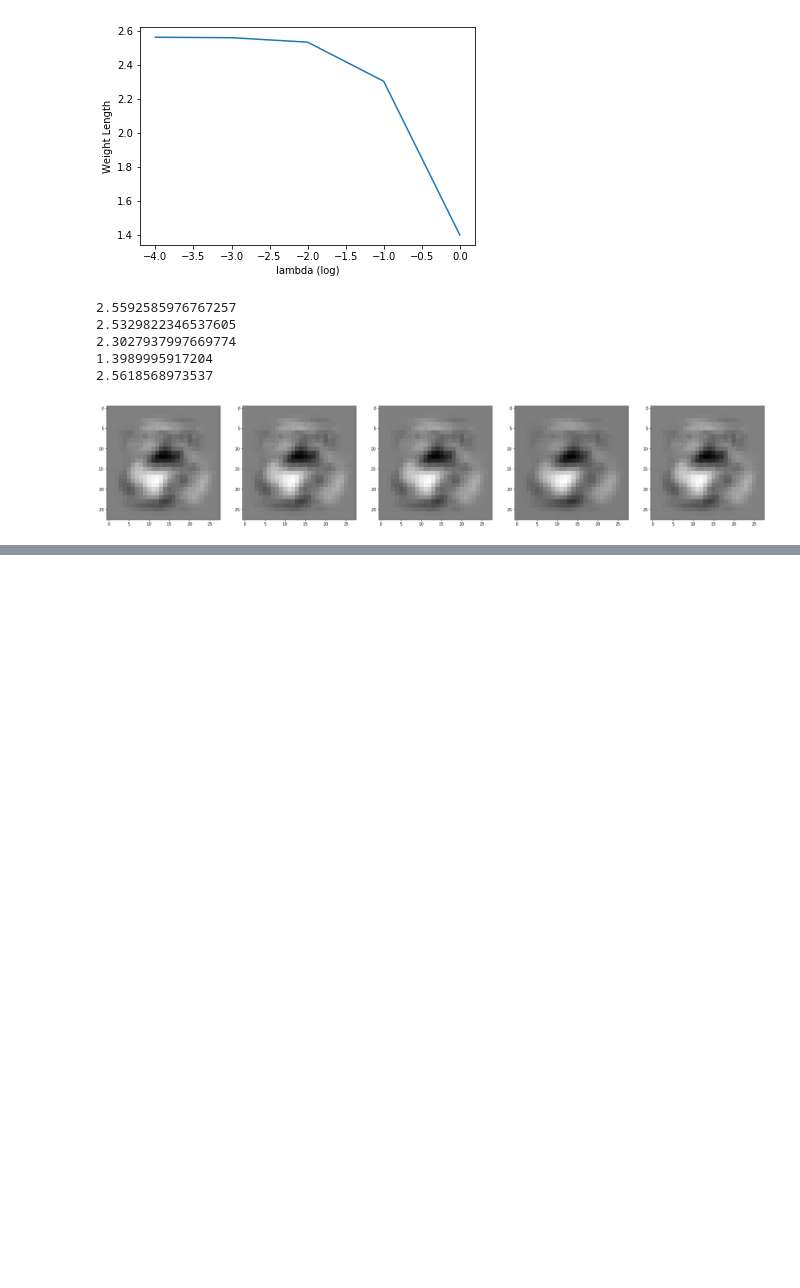
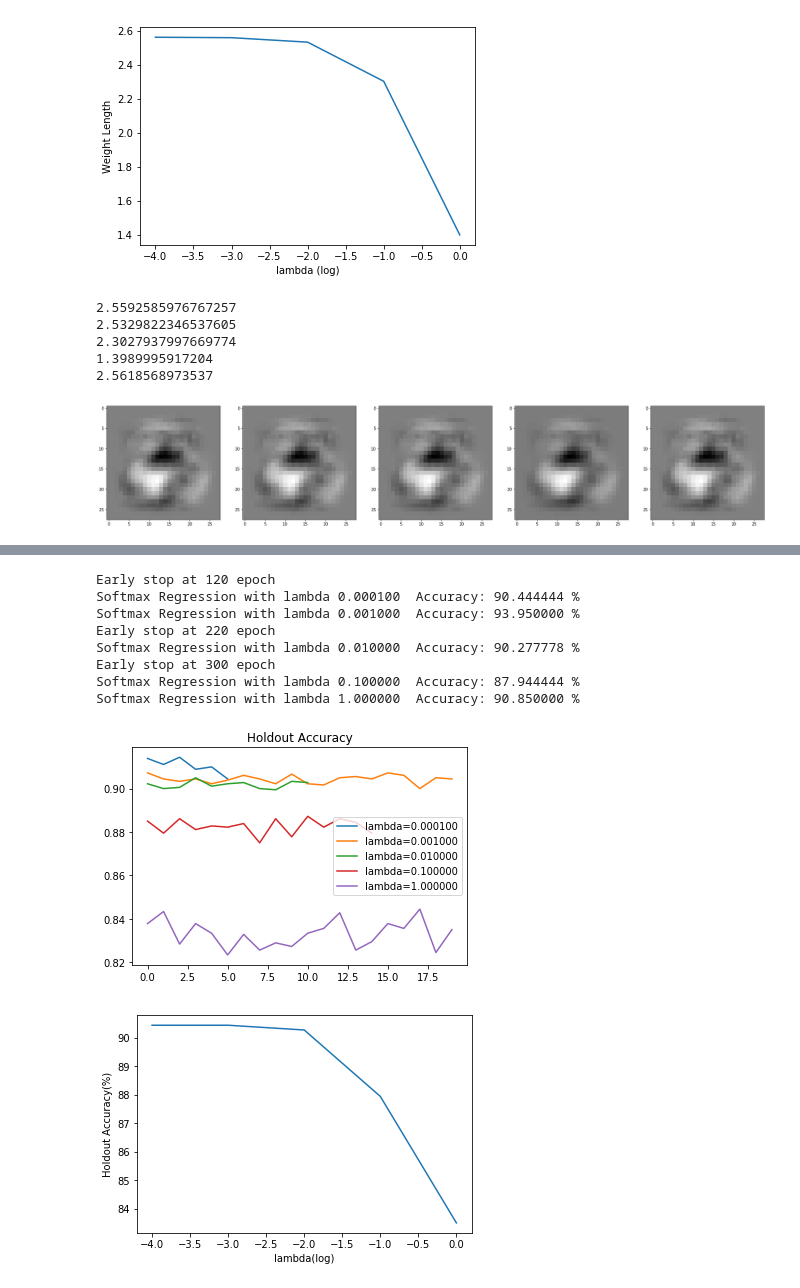
Before and after one commit to Fnjn/UCSD-CSE-253, a Jupyter notebook: hw1/253hw1.ipynb, the cells around one changed output, grey strips where cells are left out. Cells and saved outputs as stored; diff of their text form; code cells hidden in the pictures; blank space fills up the shorter version.

```diff
--- a/hw1/253hw1.ipynb
+++ b/hw1/253hw1.ipynb
@@ -262,0 +331,14 @@ Softmax Regression Accuracy: 94.050000 %
+# %%
+# Regularization 2
+plot_lambda_softmax(train_images, train_labels, test_images, test_labels, 2, holdout_ratio=0.1)
+# %% [output]
+Early stop at 120 epoch
+Softmax Regression with lambda 0.000100  Accuracy: 90.444444 %
+Softmax Regression with lambda 0.001000  Accuracy: 93.950000 %
+Early stop at 220 epoch
+Softmax Regression with lambda 0.010000  Accuracy: 90.277778 %
+Early stop at 300 epoch
+Softmax Regression with lambda 0.100000  Accuracy: 87.944444 %
+Softmax Regression with lambda 1.000000  Accuracy: 90.850000 %
+[figure, added]
+[figure, added]
```
Also changed, not shown: parts of 6 cells of this notebook, 28 other files.
